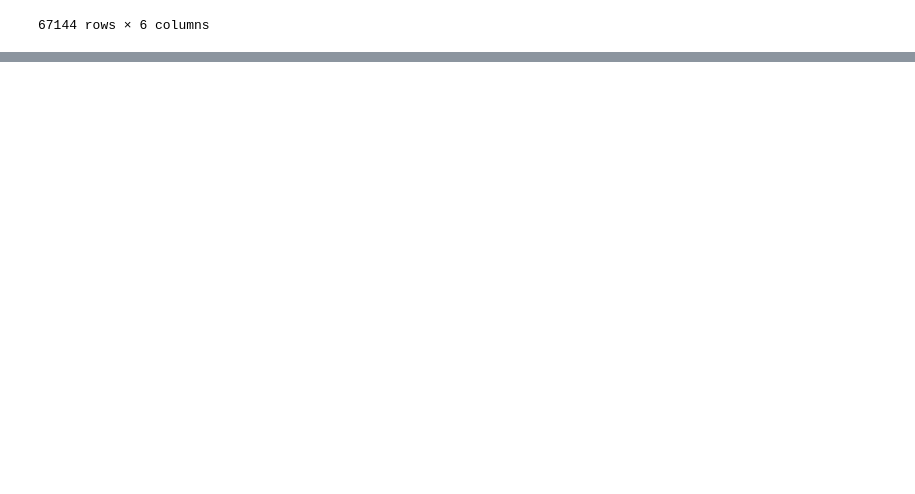
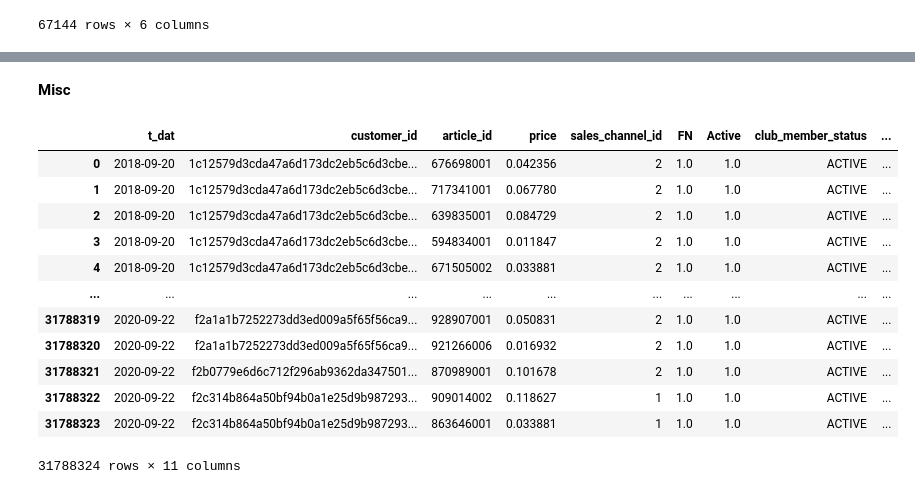
Before and after one commit to lucien1011/kaggle-h-and-m, a Jupyter notebook: candidate_generation.ipynb, the cells around one changed output, grey strips where cells are left out. Cells and saved outputs as stored; diff of their text form; code cells hidden in the pictures; blank space fills up the shorter version.

```diff
--- a/candidate_generation.ipynb
+++ b/candidate_generation.ipynb
@@ -23,4 +23,5 @@ customers['age'] = customers['age'] / 10
 customers['age'] = customers['age'].astype(int)
 customers['fashion_news_frequency'] = customers['fashion_news_frequency'].str.lower().fillna('none')
 # %%
-transactions = transactions.merge(customers[['customer_id','postal_code']],on='customer_id',how='left')
+transactions = transactions.merge(customers,on='customer_id',how='left')
+#transactions = transactions.merge(articles,on='article_id',how='left')
@@ -283,0 +283,6 @@ articles
+# %%
+transactions['age'] = transactions['age'].astype(int)
+tmp = transactions.groupby(['age','article_id']).size().to_frame('count').reset_index()
+for a in range(1,10):
+    item = tmp.loc[tmp['age']==a].sort_values('count',ascending=False)['article_id'].to_arrow().to_pylist()[:20]
+    print(a,,item)
@@ -283,0 +385,18 @@ articles
+# %% [markdown]
+****Misc****
+# %%
+transactions
+# %% [output]
+|  | t_dat | customer_id | article_id | price | sales_channel_id | FN | Active | club_member_status | ... |
+| 0 | 2018-09-20 | 1c12579d3cda47a6d173dc2eb5c6d3cbe... | 676698001 | 0.042356 | 2 | 1.0 | 1.0 | ACTIVE | ... |
+| 1 | 2018-09-20 | 1c12579d3cda47a6d173dc2eb5c6d3cbe... | 717341001 | 0.067780 | 2 | 1.0 | 1.0 | ACTIVE | ... |
+| 2 | 2018-09-20 | 1c12579d3cda47a6d173dc2eb5c6d3cbe... | 639835001 | 0.084729 | 2 | 1.0 | 1.0 | ACTIVE | ... |
+| 3 | 2018-09-20 | 1c12579d3cda47a6d173dc2eb5c6d3cbe... | 594834001 | 0.011847 | 2 | 1.0 | 1.0 | ACTIVE | ... |
+| 4 | 2018-09-20 | 1c12579d3cda47a6d173dc2eb5c6d3cbe... | 671505002 | 0.033881 | 2 | 1.0 | 1.0 | ACTIVE | ... |
+| ... | ... | ... | ... | ... | ... | ... | ... | ... | ... |
+| 31788319 | 2020-09-22 | f2a1a1b7252273dd3ed009a5f65f56ca9... | 928907001 | 0.050831 | 2 | 1.0 | 1.0 | ACTIVE | ... |
+| 31788320 | 2020-09-22 | f2a1a1b7252273dd3ed009a5f65f56ca9... | 921266006 | 0.016932 | 2 | 1.0 | 1.0 | ACTIVE | ... |
+| 31788321 | 2020-09-22 | f2b0779e6d6c712f296ab9362da347501... | 870989001 | 0.101678 | 2 | 1.0 | 1.0 | ACTIVE | ... |
+| 31788322 | 2020-09-22 | f2c314b864a50bf94b0a1e25d9b987293... | 909014002 | 0.118627 | 1 | 1.0 | 1.0 | ACTIVE | ... |
+| 31788323 | 2020-09-22 | f2c314b864a50bf94b0a1e25d9b987293... | 863646001 | 0.033881 | 1 | 1.0 | 1.0 | ACTIVE | ... |
+31788324 rows × 11 columns
```
Also changed, not shown: parts of 27 cells of this notebook, 5 other files.
